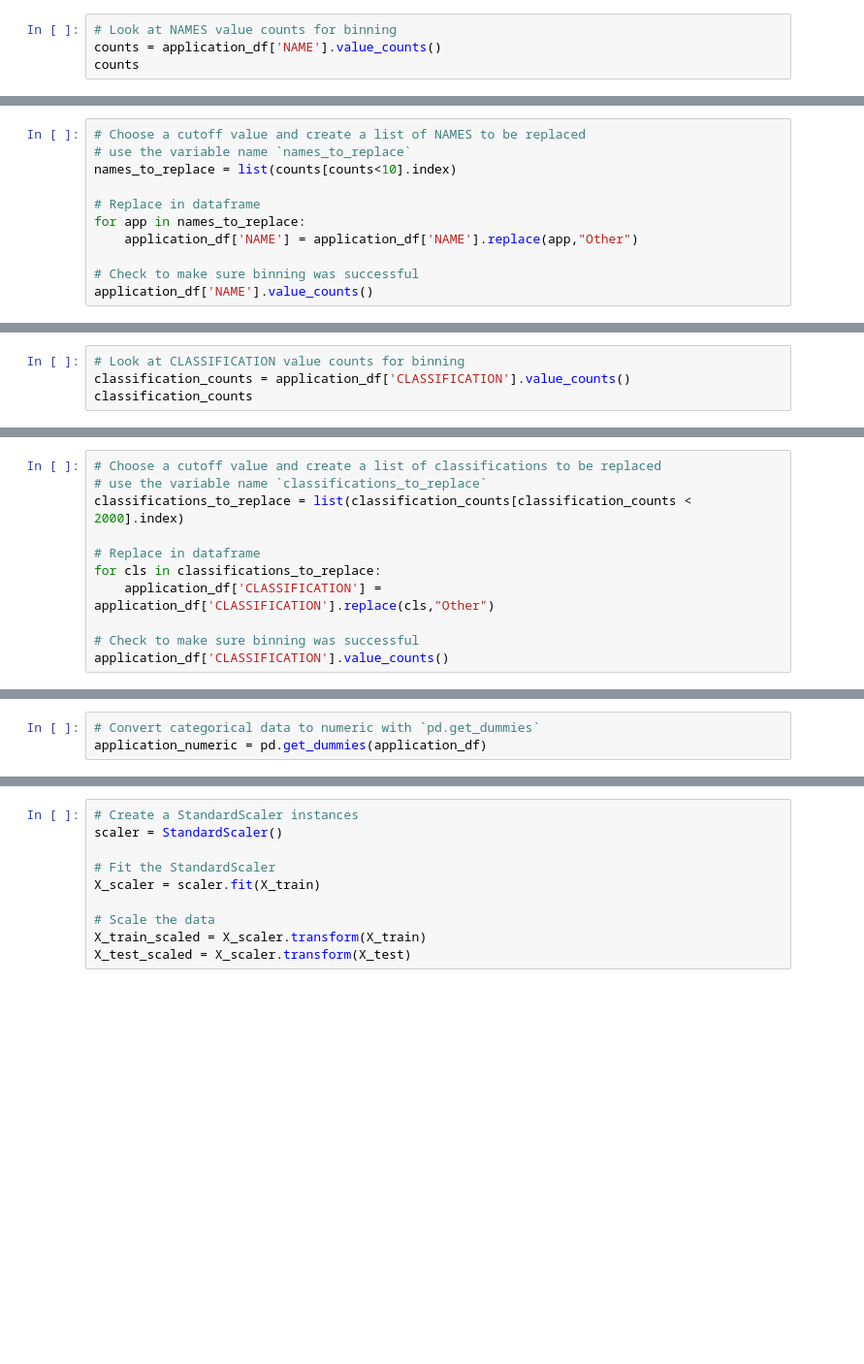
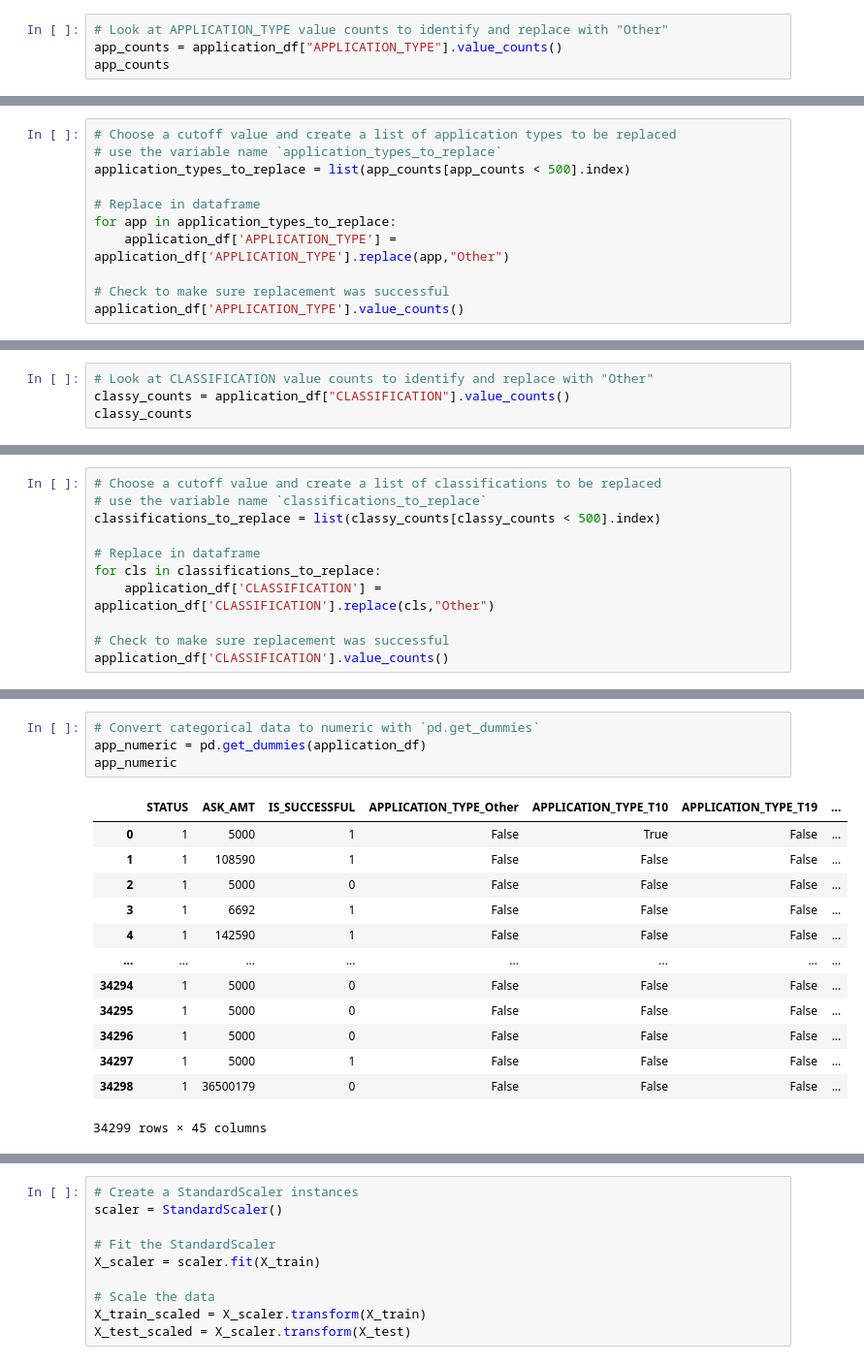
Before and after one commit to tonycota/deep-learning-challenge, a Jupyter notebook: optimized_notebooks/deep_learning_optimization2.ipynb, the cells around one changed output, grey strips where cells are left out. Shown at 97% size. Saved outputs shown, nothing was run; the diff lists cells and outputs as text; blank space fills up the shorter version.

```diff
--- a/optimized_notebooks/deep_learning_optimization2.ipynb
+++ b/optimized_notebooks/deep_learning_optimization2.ipynb
@@ -15,4 +74,4 @@ application_df = application_df.drop(['EIN'], axis=1)
 # %%
-# Look at NAMES value counts for binning
-counts = application_df['NAME'].value_counts()
-counts
+# Look at APPLICATION_TYPE value counts to identify and replace with "Other"
+app_counts = application_df["APPLICATION_TYPE"].value_counts()
+app_counts
@@ -19,11 +98,11 @@ counts
 # %%
-# Choose a cutoff value and create a list of NAMES to be replaced
-# use the variable name `names_to_replace`
-names_to_replace = list(counts[counts<10].index)
+# Choose a cutoff value and create a list of application types to be replaced
+# use the variable name `application_types_to_replace`
+application_types_to_replace = list(app_counts[app_counts < 500].index)
 
 # Replace in dataframe
-for app in names_to_replace:
-    application_df['NAME'] = application_df['NAME'].replace(app,"Other")
+for app in application_types_to_replace:
+    application_df['APPLICATION_TYPE'] = application_df['APPLICATION_TYPE'].replace(app,"Other")
 
-# Check to make sure binning was successful
-application_df['NAME'].value_counts()
+# Check to make sure replacement was successful
+application_df['APPLICATION_TYPE'].value_counts()
@@ -30,4 +121,4 @@ application_df['NAME'].value_counts()
 # %%
-# Look at CLASSIFICATION value counts for binning
-classification_counts = application_df['CLASSIFICATION'].value_counts()
-classification_counts
+# Look at CLASSIFICATION value counts to identify and replace with "Other"
+classy_counts = application_df["CLASSIFICATION"].value_counts()
+classy_counts
@@ -37,11 +161,11 @@ classification_counts[classification_counts > 1]
 # %%
 # Choose a cutoff value and create a list of classifications to be replaced
 # use the variable name `classifications_to_replace`
-classifications_to_replace = list(classification_counts[classification_counts < 2000].index)
+classifications_to_replace = list(classy_counts[classy_counts < 500].index)
 
 # Replace in dataframe
 for cls in classifications_to_replace:
     application_df['CLASSIFICATION'] = application_df['CLASSIFICATION'].replace(cls,"Other")
 
-# Check to make sure binning was successful
+# Check to make sure replacement was successful
 application_df['CLASSIFICATION'].value_counts()
@@ -48,5 +182,20 @@ application_df['CLASSIFICATION'].value_counts()
 # %%
 # Convert categorical data to numeric with `pd.get_dummies`
-application_numeric = pd.get_dummies(application_df)
+app_numeric = pd.get_dummies(application_df)
+app_numeric
+# %% [output]
+|  | STATUS | ASK_AMT | IS_SUCCESSFUL | APPLICATION_TYPE_Other | APPLICATION_TYPE_T10 | APPLICATION_TYPE_T19 | ... |
+| 0 | 1 | 5000 | 1 | False | True | False | ... |
+| 1 | 1 | 108590 | 1 | False | False | False | ... |
+| 2 | 1 | 5000 | 0 | False | False | False | ... |
+| 3 | 1 | 6692 | 1 | False | False | False | ... |
+| 4 | 1 | 142590 | 1 | False | False | False | ... |
+| ... | ... | ... | ... | ... | ... | ... | ... |
+| 34294 | 1 | 5000 | 0 | False | False | False | ... |
+| 34295 | 1 | 5000 | 0 | False | False | False | ... |
+| 34296 | 1 | 5000 | 0 | False | False | False | ... |
+| 34297 | 1 | 5000 | 1 | False | False | False | ... |
+| 34298 | 1 | 36500179 | 0 | False | False | False | ... |
+34299 rows × 45 columns
 # %%
 # Split our preprocessed data into our features and target arrays
```
Also changed, not shown: parts of 18 cells of this notebook.
